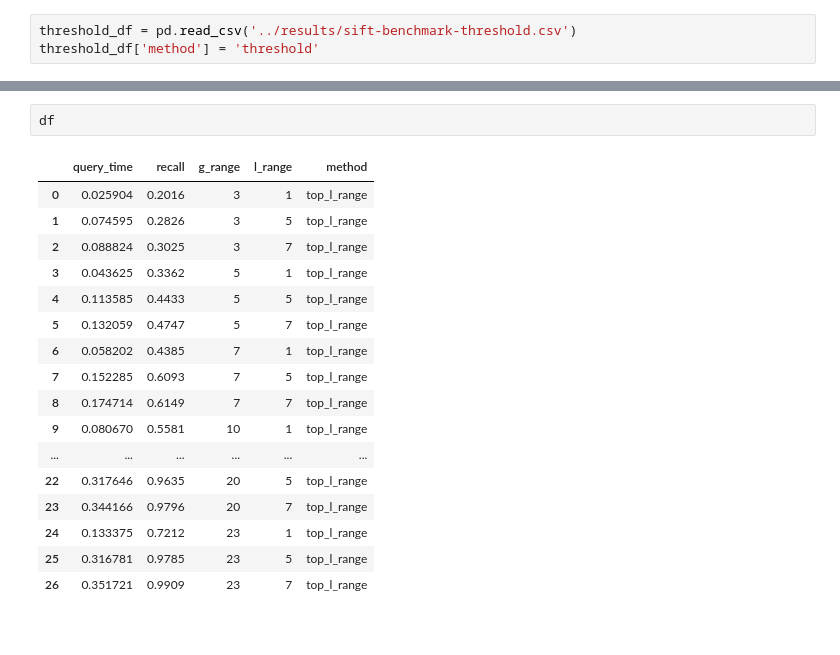
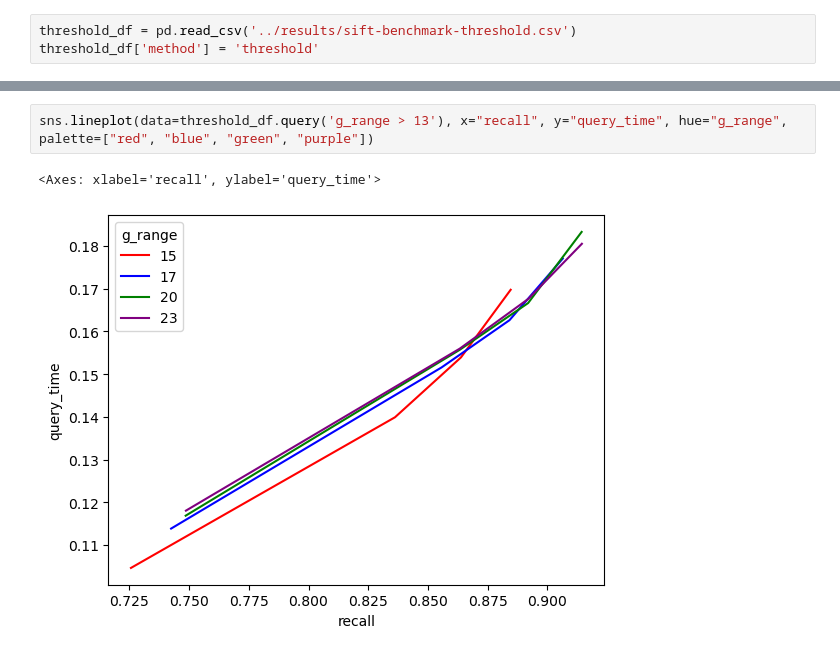
Before and after one commit to slime21023/bspli, a Jupyter notebook: plot/plot-sift-benchmark.ipynb, the cells around one changed output, grey strips where cells are left out. Saved outputs shown, nothing was run; the diff lists cells and outputs as text.

```diff
--- a/plot/plot-sift-benchmark.ipynb
+++ b/plot/plot-sift-benchmark.ipynb
@@ -32,20 +32,5 @@ sns.lineplot(data=df[df['g_range'] > 10], x="recall", y="query_time", hue="g_ran
-# %%
-df
-# %% [output]
-|  | query_time | recall | g_range | l_range | method |
-| 0 | 0.025904 | 0.2016 | 3 | 1 | top_l_range |
-| 1 | 0.074595 | 0.2826 | 3 | 5 | top_l_range |
-| 2 | 0.088824 | 0.3025 | 3 | 7 | top_l_range |
-| 3 | 0.043625 | 0.3362 | 5 | 1 | top_l_range |
-| 4 | 0.113585 | 0.4433 | 5 | 5 | top_l_range |
-| 5 | 0.132059 | 0.4747 | 5 | 7 | top_l_range |
-| 6 | 0.058202 | 0.4385 | 7 | 1 | top_l_range |
-| 7 | 0.152285 | 0.6093 | 7 | 5 | top_l_range |
-| 8 | 0.174714 | 0.6149 | 7 | 7 | top_l_range |
-| 9 | 0.080670 | 0.5581 | 10 | 1 | top_l_range |
-| ... | ... | ... | ... | ... | ... |
-| 22 | 0.317646 | 0.9635 | 20 | 5 | top_l_range |
-| 23 | 0.344166 | 0.9796 | 20 | 7 | top_l_range |
-| 24 | 0.133375 | 0.7212 | 23 | 1 | top_l_range |
-| 25 | 0.316781 | 0.9785 | 23 | 5 | top_l_range |
-| 26 | 0.351721 | 0.9909 | 23 | 7 | top_l_range |
+# %%
+sns.lineplot(data=threshold_df.query('g_range > 13'), x="recall", y="query_time", hue="g_range", palette=["red", "blue", "green", "purple"])
+# %% [output]
+<Axes: xlabel='recall', ylabel='query_time'>
+[figure, added]
```
Also changed, not shown: parts of 4 cells of this notebook, 14 other files.
